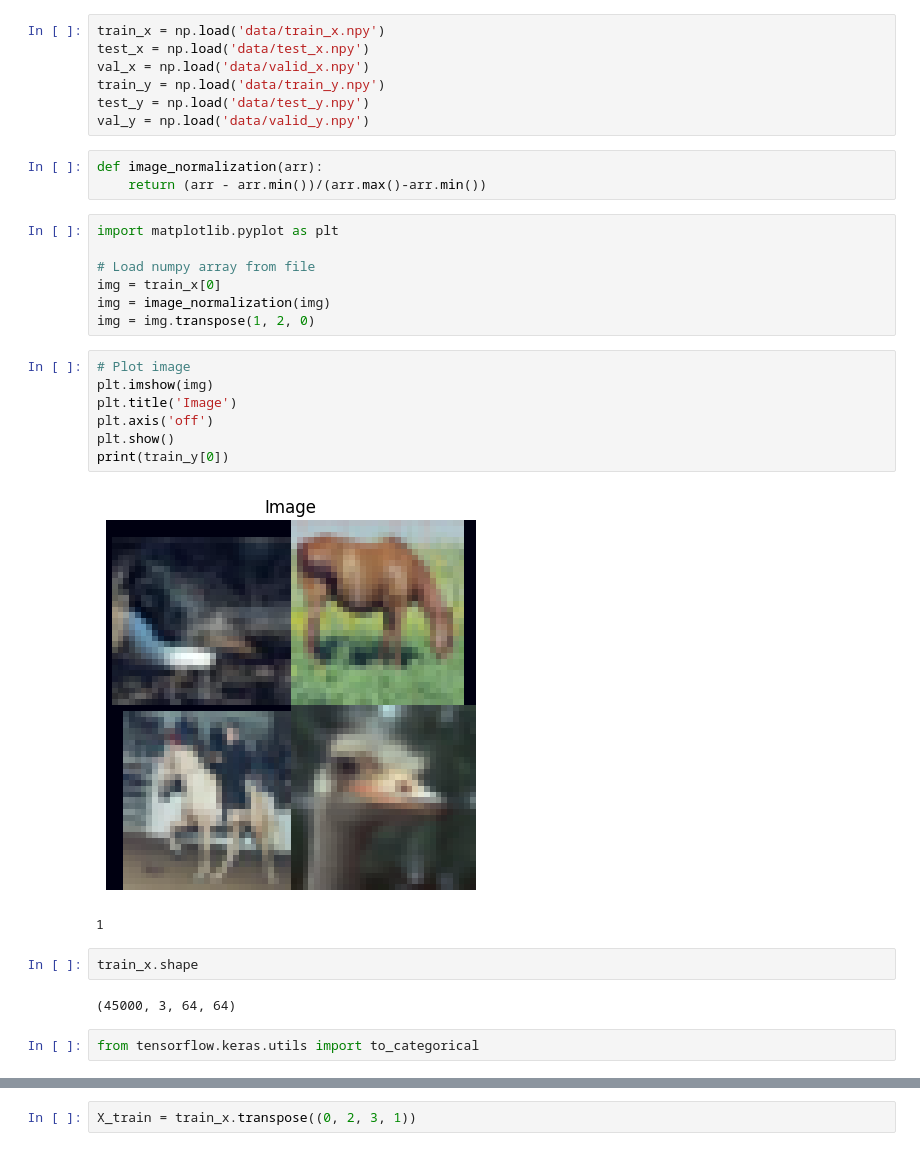
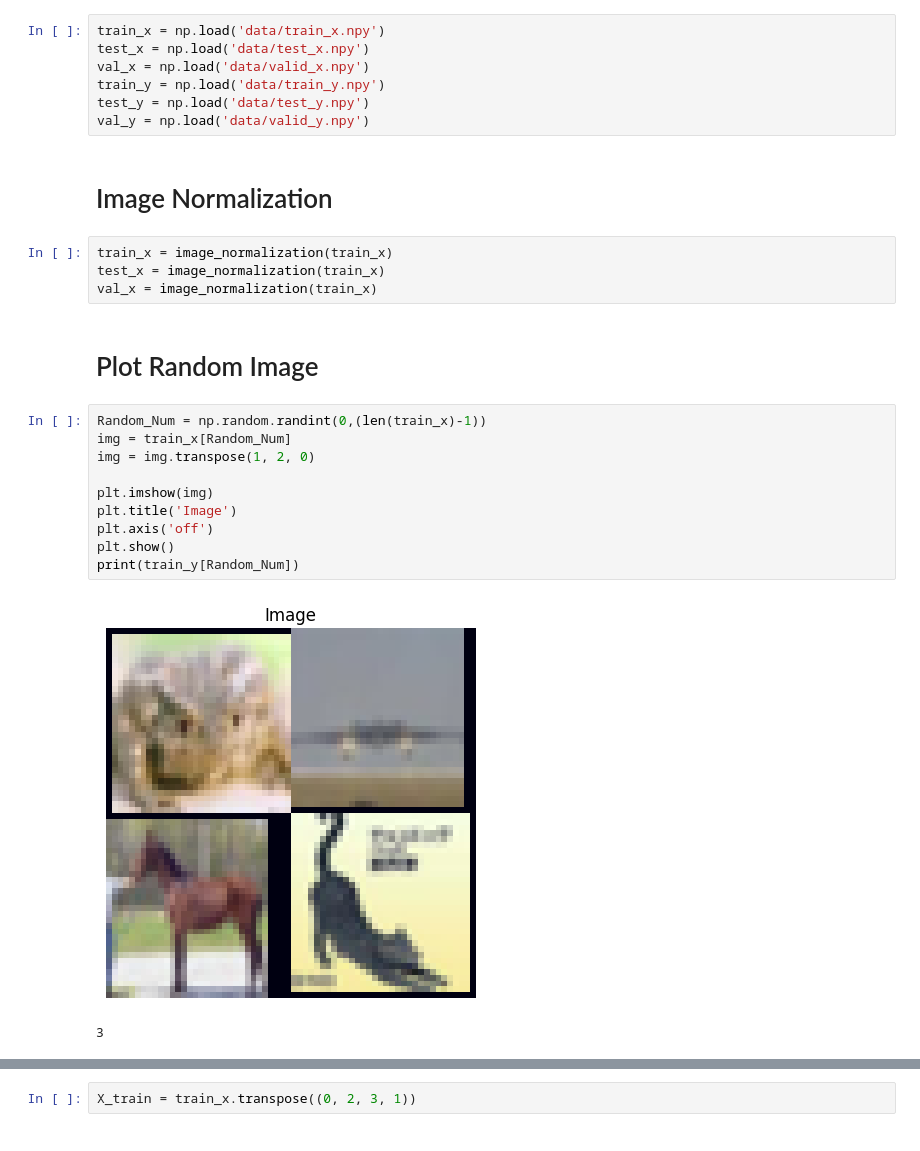
Before and after one commit to Richard-Patrick/CVPR-NAS-2021-challenge, a Jupyter notebook: CVPR.ipynb, the cells around one changed output, grey strips where cells are left out. Drawn from its saved outputs; the diff is of its cells as text.

```diff
--- a/CVPR.ipynb
+++ b/CVPR.ipynb
@@ -10,30 +28,25 @@ val_x = np.load('data/valid_x.npy')
 train_y = np.load('data/train_y.npy')
 test_y = np.load('data/test_y.npy')
 val_y = np.load('data/valid_y.npy')
-# %%
-def image_normalization(arr):
-    return (arr - arr.min())/(arr.max()-arr.min())
-# %%
-import matplotlib.pyplot as plt
-
-# Load numpy array from file
-img = train_x[0]
-img = image_normalization(img)
-img = img.transpose(1, 2, 0)
+# %% [markdown]
+# Image Normalization
+# %%
+train_x = image_normalization(train_x)
+test_x = image_normalization(train_x)
+val_x = image_normalization(train_x)
+# %% [markdown]
+# Plot Random Image
 # %%
-# Plot image
+Random_Num = np.random.randint(0,(len(train_x)-1))
+img = train_x[Random_Num]
+img = img.transpose(1, 2, 0)
+
 plt.imshow(img)
 plt.title('Image')
 plt.axis('off')
 plt.show()
-print(train_y[0])
+print(train_y[Random_Num])
 # %% [output]
-[figure, old version]
+[figure, new version]
-1
+3
-# %%
-train_x.shape
-# %% [output]
-(45000, 3, 64, 64)
-# %%
-from tensorflow.keras.utils import to_categorical
 # %%
```
Also changed, not shown: parts of 9 cells of this notebook.
